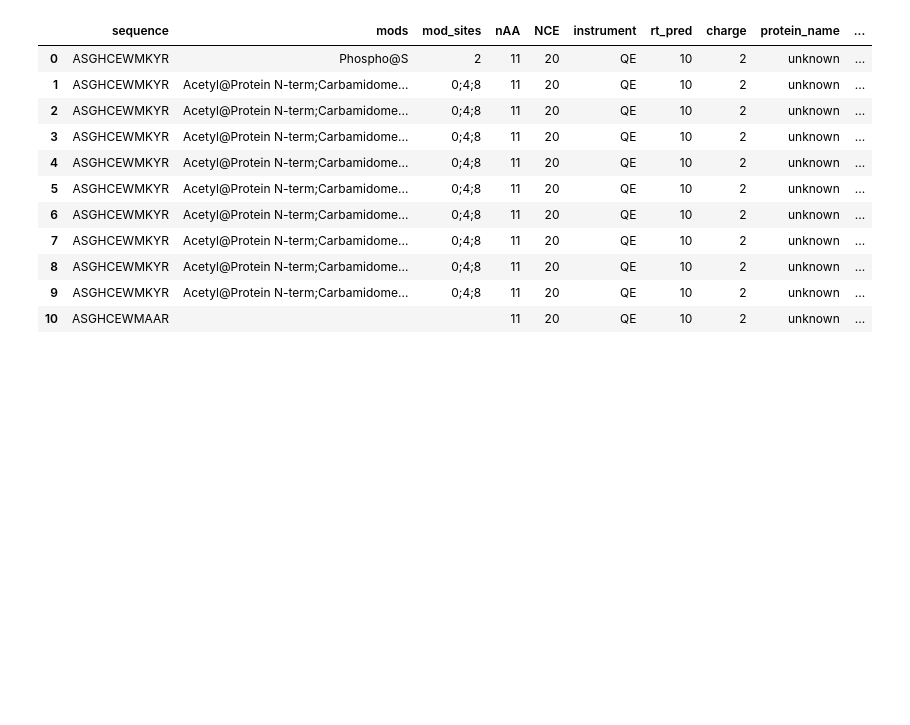
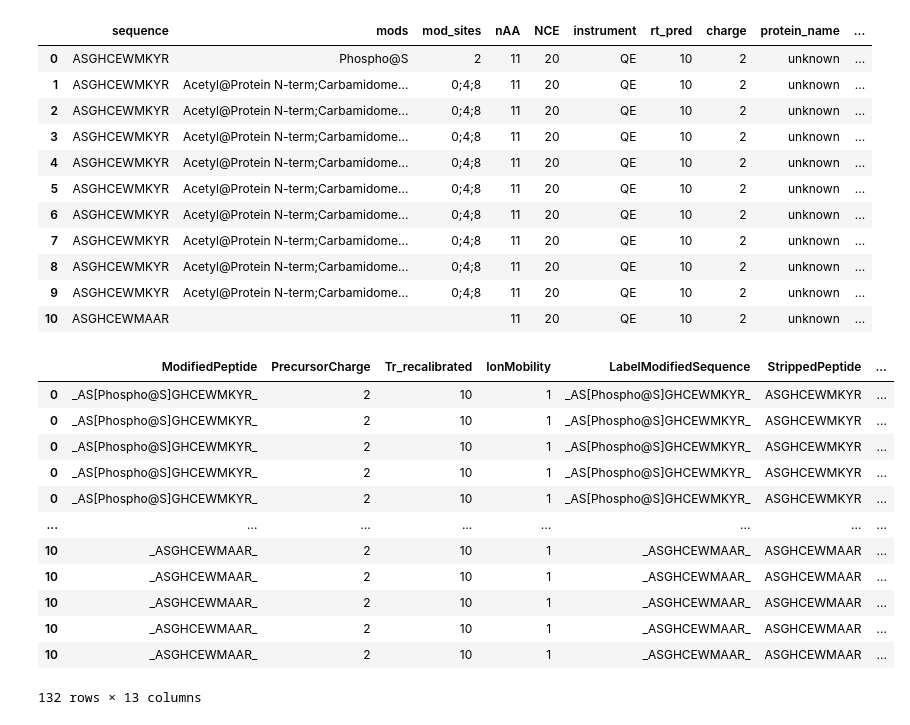
Before and after one commit to MannLabs/alphapeptdeep, a Jupyter notebook: nbdev_nbs/spec_lib/translate.ipynb, the cells around one changed output. Saved outputs shown, nothing was run; the diff lists cells and outputs as text; code cells hidden in the pictures; blank space fills up the shorter version.

```diff
--- a/nbdev_nbs/spec_lib/translate.ipynb
+++ b/nbdev_nbs/spec_lib/translate.ipynb
@@ -483,3 +483,19 @@ assert len(ddf) == len(speclib_sdf)
 assert ddf.StrippedPeptide.values[0] == speclib_sdf.StrippedPeptide.values[0]
 assert ddf.StrippedPeptide.values[-1] == speclib_sdf.StrippedPeptide.values[-1]
 assert ddf.PrecursorCharge.dtype==np.int
+# %%
+df
+# %% [output]
+|  | ModifiedPeptide | PrecursorCharge | Tr_recalibrated | IonMobility | LabelModifiedSequence | StrippedPeptide | ... |
+| 0 | _AS[Phospho@S]GHCEWMKYR_ | 2 | 10 | 1 | _AS[Phospho@S]GHCEWMKYR_ | ASGHCEWMKYR | ... |
+| 0 | _AS[Phospho@S]GHCEWMKYR_ | 2 | 10 | 1 | _AS[Phospho@S]GHCEWMKYR_ | ASGHCEWMKYR | ... |
+| 0 | _AS[Phospho@S]GHCEWMKYR_ | 2 | 10 | 1 | _AS[Phospho@S]GHCEWMKYR_ | ASGHCEWMKYR | ... |
+| 0 | _AS[Phospho@S]GHCEWMKYR_ | 2 | 10 | 1 | _AS[Phospho@S]GHCEWMKYR_ | ASGHCEWMKYR | ... |
+| 0 | _AS[Phospho@S]GHCEWMKYR_ | 2 | 10 | 1 | _AS[Phospho@S]GHCEWMKYR_ | ASGHCEWMKYR | ... |
+| ... | ... | ... | ... | ... | ... | ... | ... |
+| 10 | _ASGHCEWMAAR_ | 2 | 10 | 1 | _ASGHCEWMAAR_ | ASGHCEWMAAR | ... |
+| 10 | _ASGHCEWMAAR_ | 2 | 10 | 1 | _ASGHCEWMAAR_ | ASGHCEWMAAR | ... |
+| 10 | _ASGHCEWMAAR_ | 2 | 10 | 1 | _ASGHCEWMAAR_ | ASGHCEWMAAR | ... |
+| 10 | _ASGHCEWMAAR_ | 2 | 10 | 1 | _ASGHCEWMAAR_ | ASGHCEWMAAR | ... |
+| 10 | _ASGHCEWMAAR_ | 2 | 10 | 1 | _ASGHCEWMAAR_ | ASGHCEWMAAR | ... |
+132 rows × 13 columns
```
